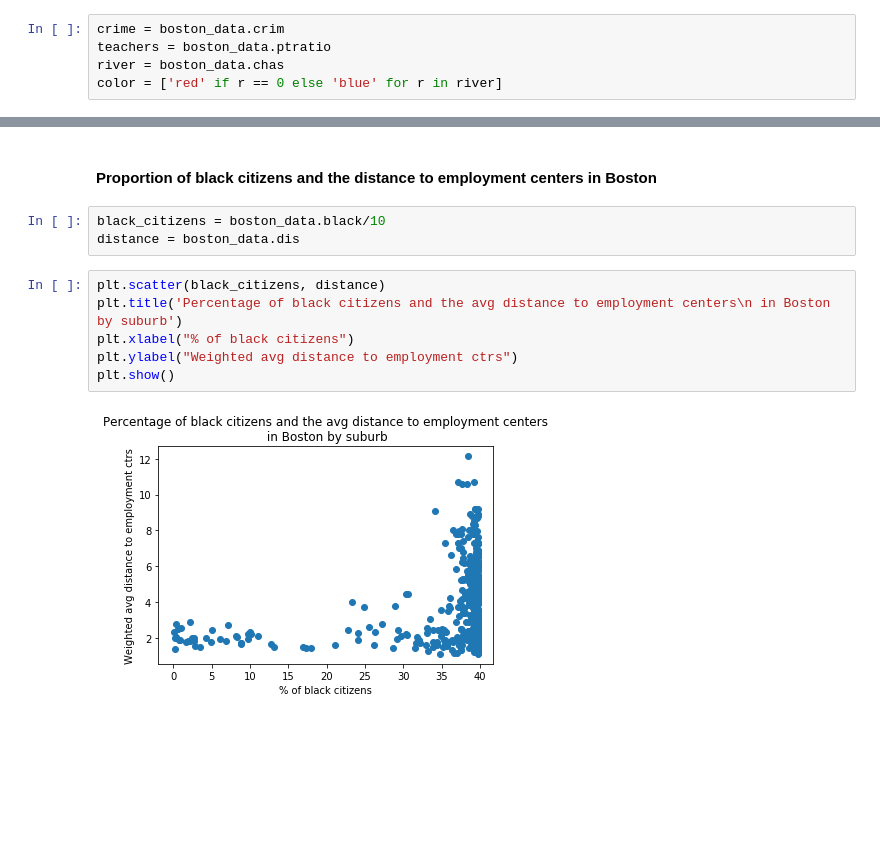
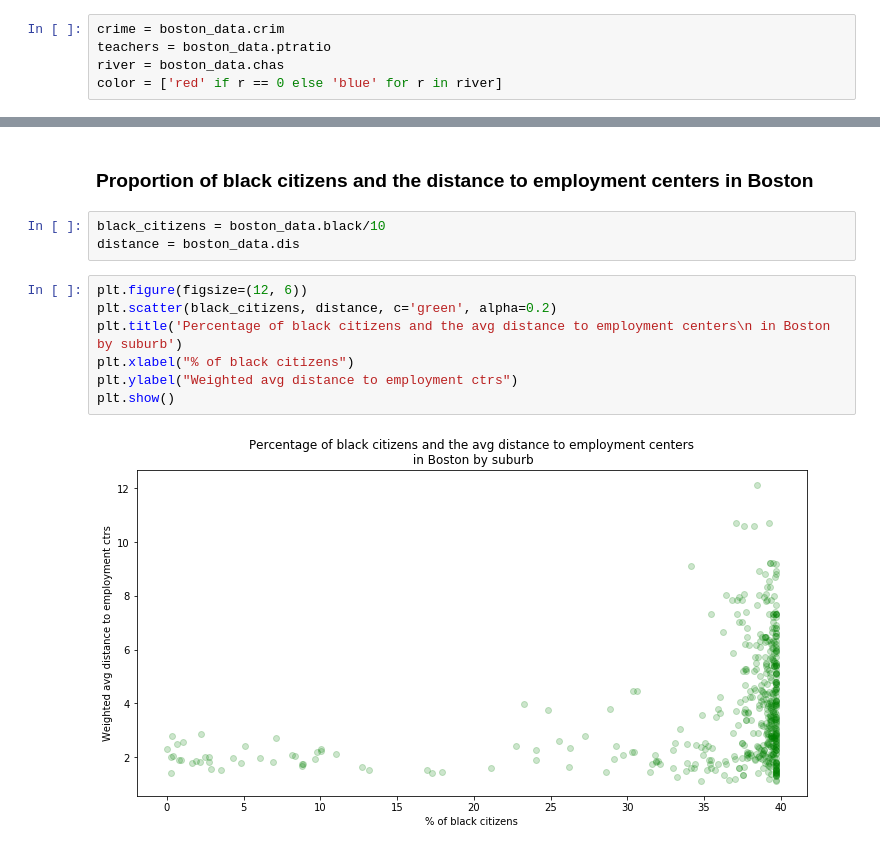
Before and after one commit to morganelle/machine-learning, a Jupyter notebook: Analyze_a_Data_Set.ipynb, the cells around one changed output, grey strips where cells are left out. Cells and saved outputs as stored; diff of their text form; blank space fills up the shorter version.

```diff
--- a/Analyze_a_Data_Set.ipynb
+++ b/Analyze_a_Data_Set.ipynb
@@ -69,13 +73,14 @@ plt.show()
 # %% [markdown]
-#### Proportion of black citizens and the distance to employment centers in Boston
+### Proportion of black citizens and the distance to employment centers in Boston
 # %%
 black_citizens = boston_data.black/10
 distance = boston_data.dis
 # %%
-plt.scatter(black_citizens, distance)
+plt.figure(figsize=(12, 6))
+plt.scatter(black_citizens, distance, c='green', alpha=0.2)
 plt.title('Percentage of black citizens and the avg distance to employment centers\n in Boston by suburb')
 plt.xlabel("% of black citizens")
 plt.ylabel("Weighted avg distance to employment ctrs")
 plt.show()
 # %% [output]
-[figure, old version]
+[figure, new version]
```
Also changed, not shown: parts of 8 cells of this notebook.
